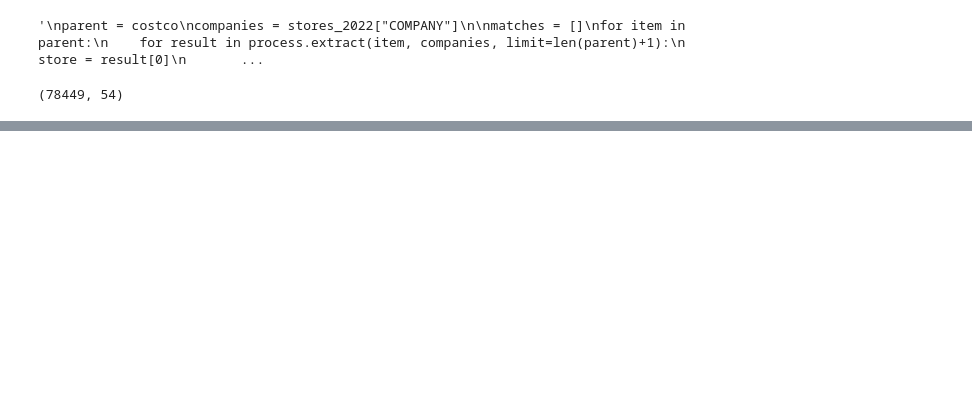
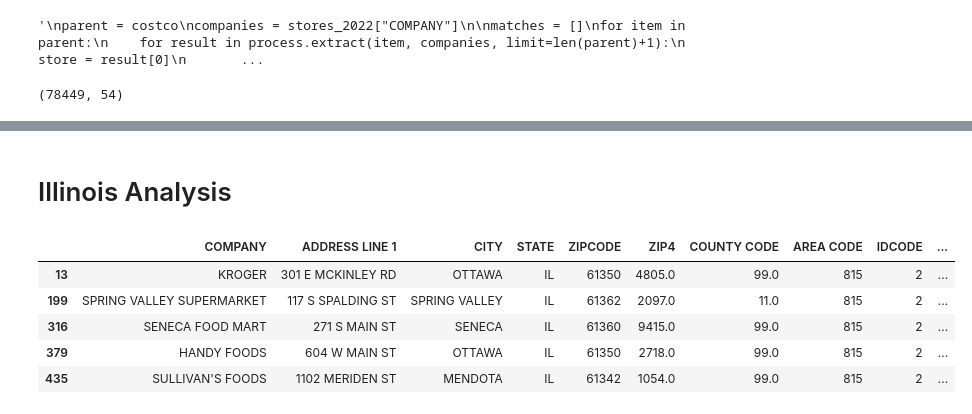
Before and after one commit to uchicago-dsi/rafi-grocery, a Jupyter notebook: notebooks/SEBASTIAN-CLEANED-EDA.ipynb, the cells around one changed output, grey strips where cells are left out. Cells and saved outputs as stored; diff of their text form; code cells hidden in the pictures; blank space fills up the shorter version.

```diff
--- a/notebooks/SEBASTIAN-CLEANED-EDA.ipynb
+++ b/notebooks/SEBASTIAN-CLEANED-EDA.ipynb
@@ -288,0 +292,14 @@ store_count_us
+# %% [markdown]
+# Illinois Analysis
+# %%
+supermarkets_2022_il = supermarkets_2022.loc[supermarkets_2022["STATE"] == "IL"]
+supermarkets_2022_il.head()
+
+#There are 2662 Supermarkets/companies in IL
+# %% [output]
+|  | COMPANY | ADDRESS LINE 1 | CITY | STATE | ZIPCODE | ZIP4 | COUNTY CODE | AREA CODE | IDCODE | ... |
+| 13 | KROGER | 301 E MCKINLEY RD | OTTAWA | IL | 61350 | 4805.0 | 99.0 | 815 | 2 | ... |
+| 199 | SPRING VALLEY SUPERMARKET | 117 S SPALDING ST | SPRING VALLEY | IL | 61362 | 2097.0 | 11.0 | 815 | 2 | ... |
+| 316 | SENECA FOOD MART | 271 S MAIN ST | SENECA | IL | 61360 | 9415.0 | 99.0 | 815 | 2 | ... |
+| 379 | HANDY FOODS | 604 W MAIN ST | OTTAWA | IL | 61350 | 2718.0 | 99.0 | 815 | 2 | ... |
+| 435 | SULLIVAN'S FOODS | 1102 MERIDEN ST | MENDOTA | IL | 61342 | 1054.0 | 99.0 | 815 | 2 | ... |
```
Also changed, not shown: parts of 2 cells of this notebook.
